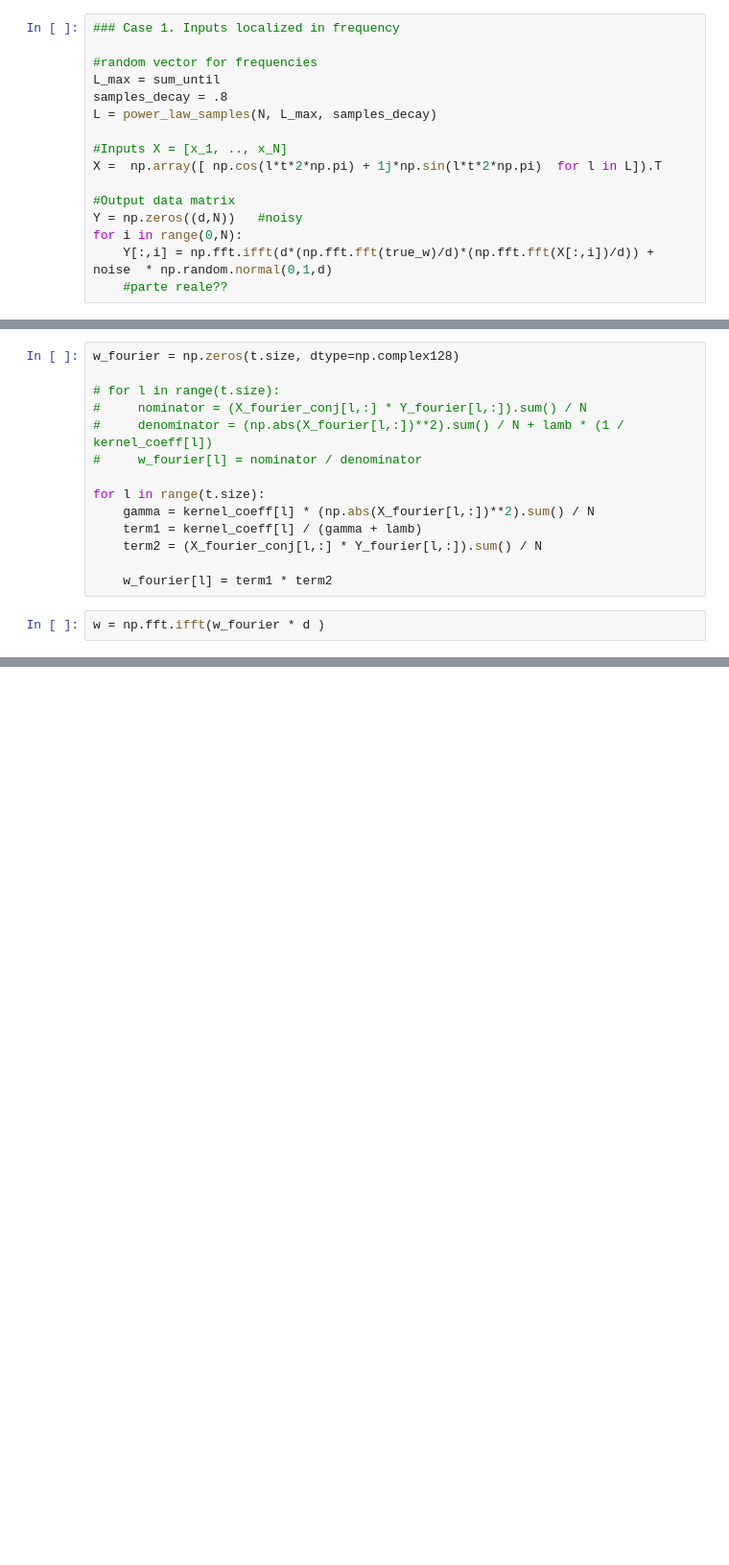
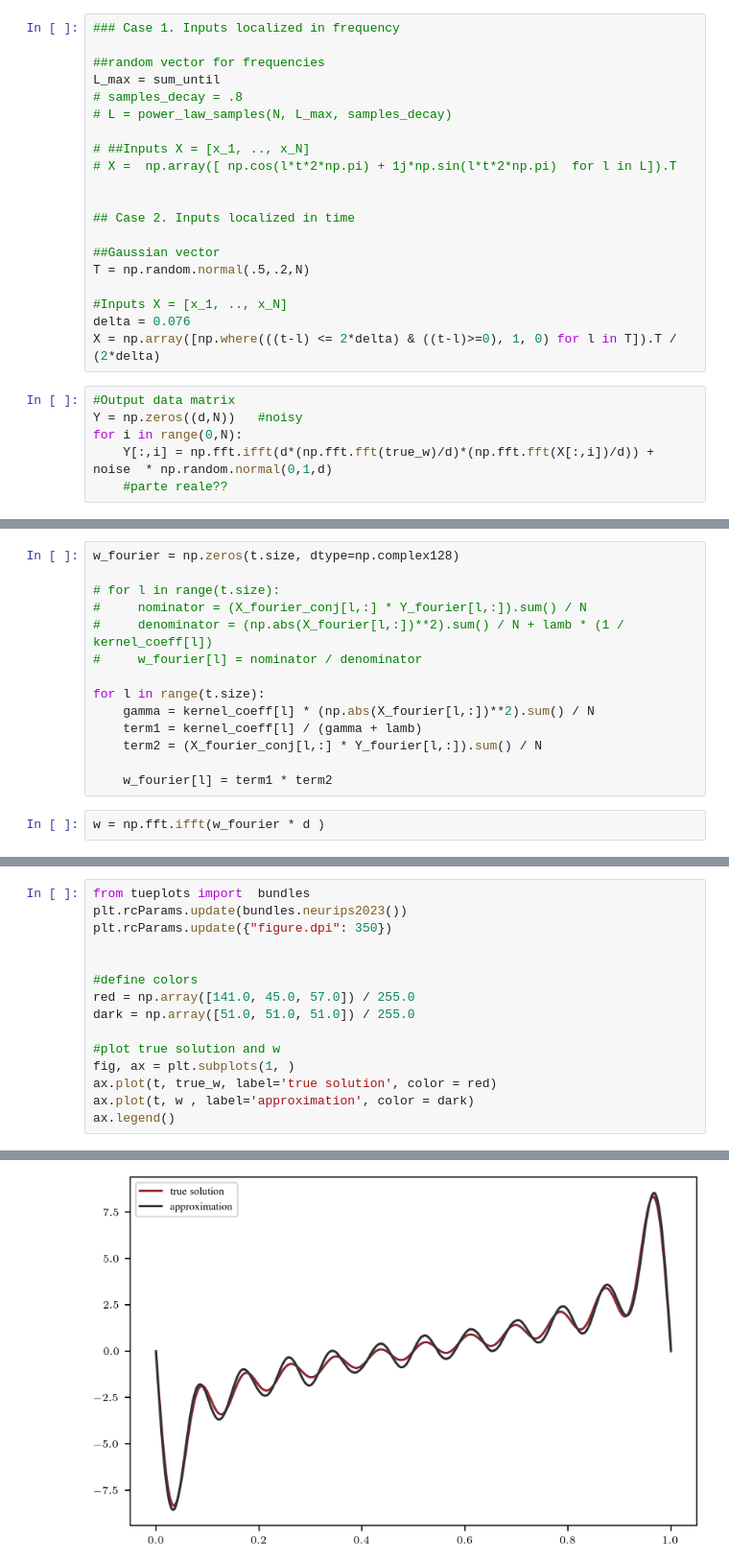
Before and after one commit to EmiliaMagnani/learnconv, a Jupyter notebook: circular_fourier.ipynb, the cells around one changed output, grey strips where cells are left out. Shown at 96% size. Cells and saved outputs as stored; diff of their text form; blank space fills up the shorter version.

```diff
--- a/circular_fourier.ipynb
+++ b/circular_fourier.ipynb
@@ -59,17 +80,27 @@ def power_law_samples(N, L, alpha):
         samples.append(n)
 
     return np.array(samples)
+# %%
+### Case 1. Inputs localized in frequency
+
+##random vector for frequencies
+L_max = sum_until
+# samples_decay = .8
+# L = power_law_samples(N, L_max, samples_decay)
+
+# ##Inputs X = [x_1, .., x_N]
+# X =  np.array([ np.cos(l*t*2*np.pi) + 1j*np.sin(l*t*2*np.pi)  for l in L]).T
+
+
+## Case 2. Inputs localized in time
+
+##Gaussian vector
+T = np.random.normal(.5,.2,N)
+
+#Inputs X = [x_1, .., x_N]
+delta = 0.076
+X = np.array([np.where(((t-l) <= 2*delta) & ((t-l)>=0), 1, 0) for l in T]).T / (2*delta)
 # %%
-### Case 1. Inputs localized in frequency
-
-#random vector for frequencies
-L_max = sum_until
-samples_decay = .8
-L = power_law_samples(N, L_max, samples_decay)
-
-#Inputs X = [x_1, .., x_N]
-X =  np.array([ np.cos(l*t*2*np.pi) + 1j*np.sin(l*t*2*np.pi)  for l in L]).T
-
 #Output data matrix
 Y = np.zeros((d,N))   #noisy
 for i in range(0,N):
@@ -147,0 +159,16 @@ plt.legend()
+# %%
+from tueplots import  bundles
+plt.rcParams.update(bundles.neurips2023())
+plt.rcParams.update({"figure.dpi": 350})
+
+
+#define colors
+red = np.array([141.0, 45.0, 57.0]) / 255.0
+dark = np.array([51.0, 51.0, 51.0]) / 255.0
+
+#plot true solution and w
+fig, ax = plt.subplots(1, )
+ax.plot(t, true_w, label='true solution', color = red)
+ax.plot(t, w , label='approximation', color = dark)
+ax.legend()
+# %% [output]
@@ -147,0 +176 @@ plt.legend()
+[figure, added]
```
Also changed, not shown: parts of 11 cells of this notebook, 1 other file.
